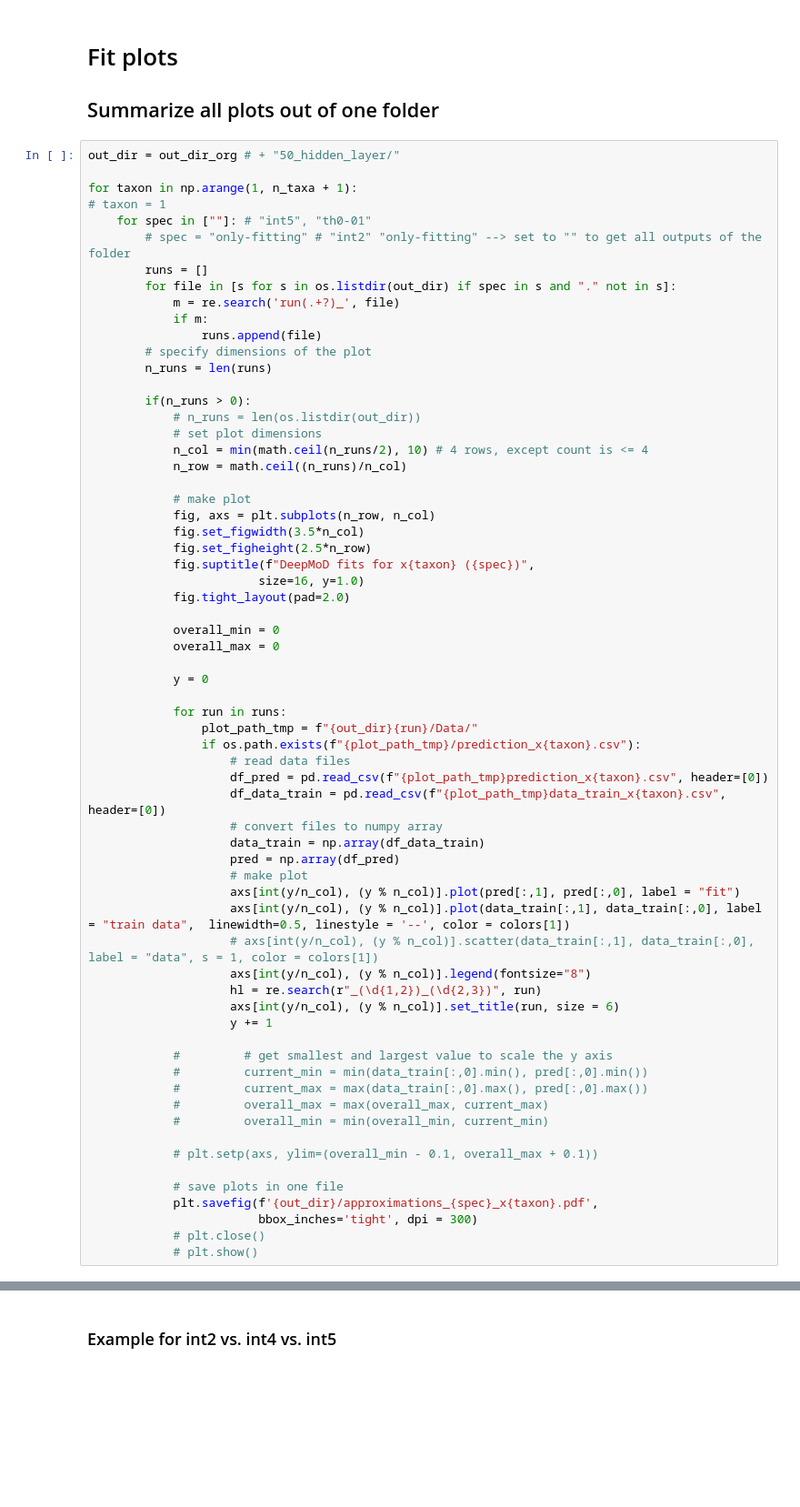
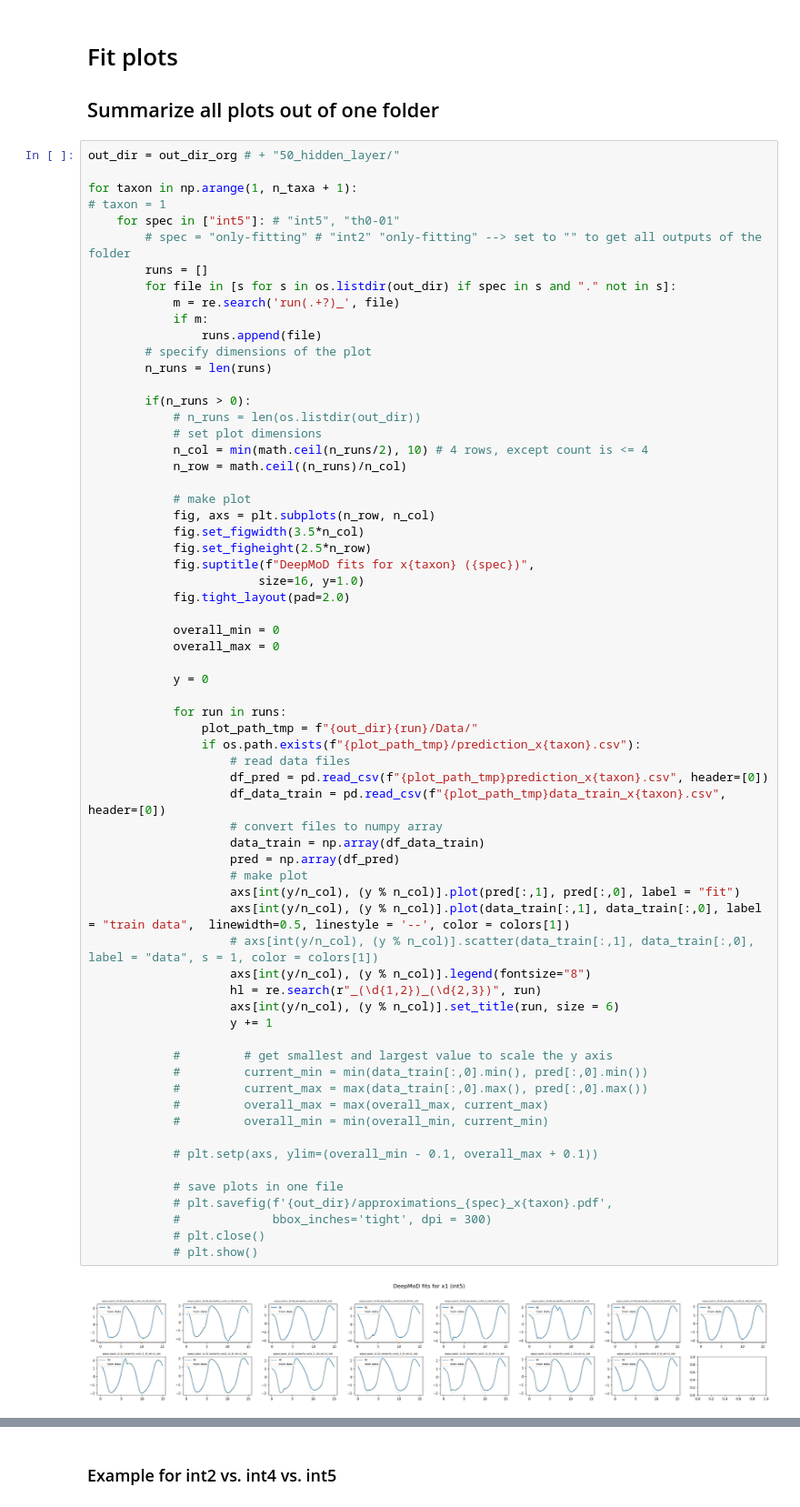
Before and after one commit to mariaproebstl/MScThesis, a Jupyter notebook: Python/Plots/DeepMoD_outcome_VdP.ipynb, the cells around one changed output, grey strips where cells are left out. Shown at 91% size. Saved outputs shown, nothing was run; the diff lists cells and outputs as text; blank space fills up the shorter version.

```diff
--- a/Python/Plots/DeepMoD_outcome_VdP.ipynb
+++ b/Python/Plots/DeepMoD_outcome_VdP.ipynb
@@ -35,7 +35,7 @@ out_dir = out_dir_org # + "50_hidden_layer/"
 
 for taxon in np.arange(1, n_taxa + 1):
 # taxon = 1
-    for spec in [""]: # "int5", "th0-01"
+    for spec in ["int5"]: # "int5", "th0-01"
         # spec = "only-fitting" # "int2" "only-fitting" --> set to "" to get all outputs of the folder
         runs = []
         for file in [s for s in os.listdir(out_dir) if spec in s and "." not in s]:
@@ -66,32 +66,34 @@ for taxon in np.arange(1, n_taxa + 1):
 
             for run in runs:
                 plot_path_tmp = f"{out_dir}{run}/Data/"
                 if os.path.exists(f"{plot_path_tmp}/prediction_x{taxon}.csv"):
                     # read data files
                     df_pred = pd.read_csv(f"{plot_path_tmp}prediction_x{taxon}.csv", header=[0])
                     df_data_train = pd.read_csv(f"{plot_path_tmp}data_train_x{taxon}.csv", header=[0])
                     # convert files to numpy array
                     data_train = np.array(df_data_train)
                     pred = np.array(df_pred)
                     # make plot
                     axs[int(y/n_col), (y % n_col)].plot(pred[:,1], pred[:,0], label = "fit")
                     axs[int(y/n_col), (y % n_col)].plot(data_train[:,1], data_train[:,0], label = "train data",  linewidth=0.5, linestyle = '--', color = colors[1])
                     # axs[int(y/n_col), (y % n_col)].scatter(data_train[:,1], data_train[:,0], label = "data", s = 1, color = colors[1])
                     axs[int(y/n_col), (y % n_col)].legend(fontsize="8")
                     hl = re.search(r"_(\d{1,2})_(\d{2,3})", run)
                     axs[int(y/n_col), (y % n_col)].set_title(run, size = 6)
                     y += 1
 
             #         # get smallest and largest value to scale the y axis
             #         current_min = min(data_train[:,0].min(), pred[:,0].min())
             #         current_max = max(data_train[:,0].max(), pred[:,0].max())
             #         overall_max = max(overall_max, current_max)
             #         overall_min = min(overall_min, current_min)
 
             # plt.setp(axs, ylim=(overall_min - 0.1, overall_max + 0.1))
 
             # save plots in one file
-            plt.savefig(f'{out_dir}/approximations_{spec}_x{taxon}.pdf',
-                        bbox_inches='tight', dpi = 300)
+            # plt.savefig(f'{out_dir}/approximations_{spec}_x{taxon}.pdf',
+            #             bbox_inches='tight', dpi = 300)
             # plt.close()
             # plt.show()
+# %% [output]
+[figure, added]
```
Also changed, not shown: parts of 1 cell of this notebook, 1 other file.
